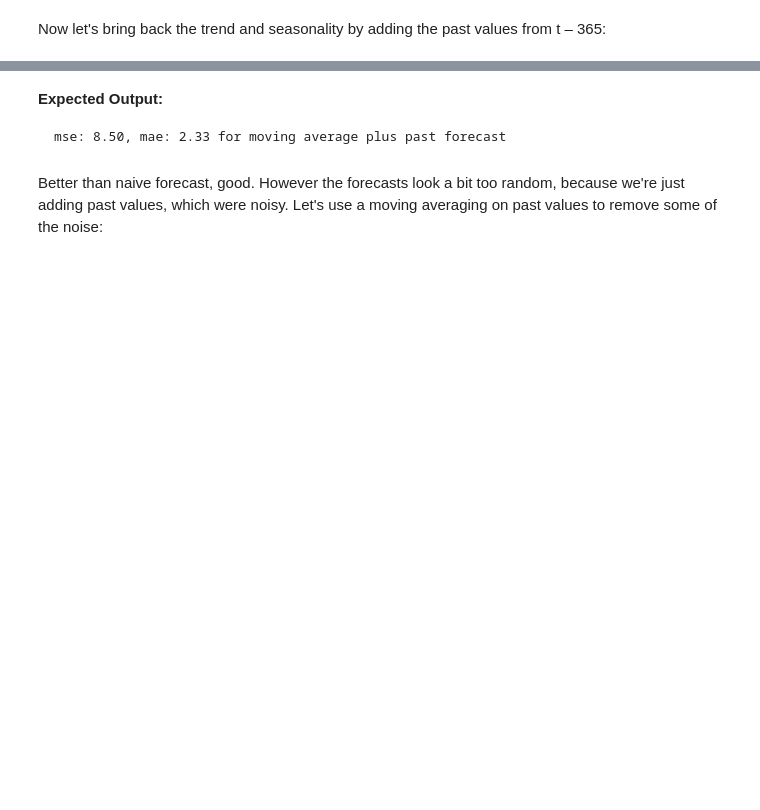
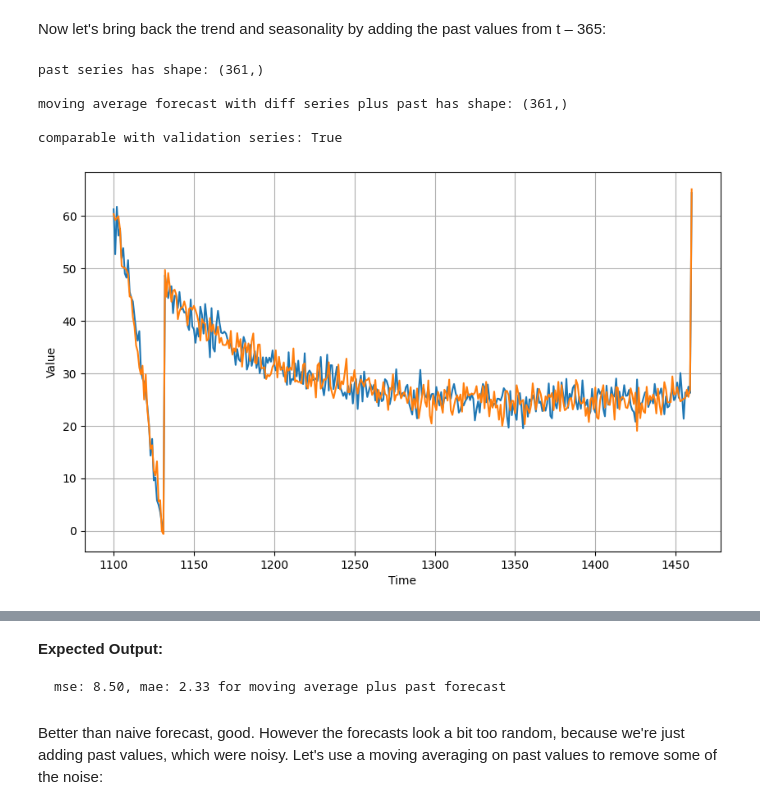
Before and after one commit to Nazalekser/tensorflow-1-public, a Jupyter notebook: C4/W1/assignment/C4W1_Assignment.ipynb, the cells around one changed output, grey strips where cells are left out. Drawn from its saved outputs; the diff is of its cells as text; code cells hidden in the pictures; blank space fills up the shorter version.

```diff
--- a/C4/W1/assignment/C4W1_Assignment.ipynb
+++ b/C4/W1/assignment/C4W1_Assignment.ipynb
@@ -376,24 +422,31 @@ Now let's bring back the trend and seasonality by adding the past values from t
 # %%
 ### START CODE HERE
 
 # Slice the whole SERIES to get the past values
-past_series = SERIES[None:None]
+past_series = SERIES[SPLIT_TIME - 365:-365]
 
 print(f"past series has shape: {past_series.shape}\n")
 
 
 # Add the past to the moving average of diff series
-diff_moving_avg_plus_past = past_series + None
+diff_moving_avg_plus_past = past_series + diff_moving_avg
 
 ### END CODE HERE
 
 print(f"moving average forecast with diff series plus past has shape: {diff_moving_avg_plus_past.shape}\n")
 print(f"comparable with validation series: {series_valid.shape == diff_moving_avg_plus_past.shape}")
 
 plt.figure(figsize=(10, 6))
 plot_series(time_valid, series_valid)
 plot_series(time_valid, diff_moving_avg_plus_past)
 plt.show()
+# %% [output]
+past series has shape: (361,)
+
+moving average forecast with diff series plus past has shape: (361,)
+
+comparable with validation series: True
+[figure, added]
 # %% [markdown]
 **Expected Output:**
 
```
Also changed, not shown: parts of 15 cells of this notebook.
